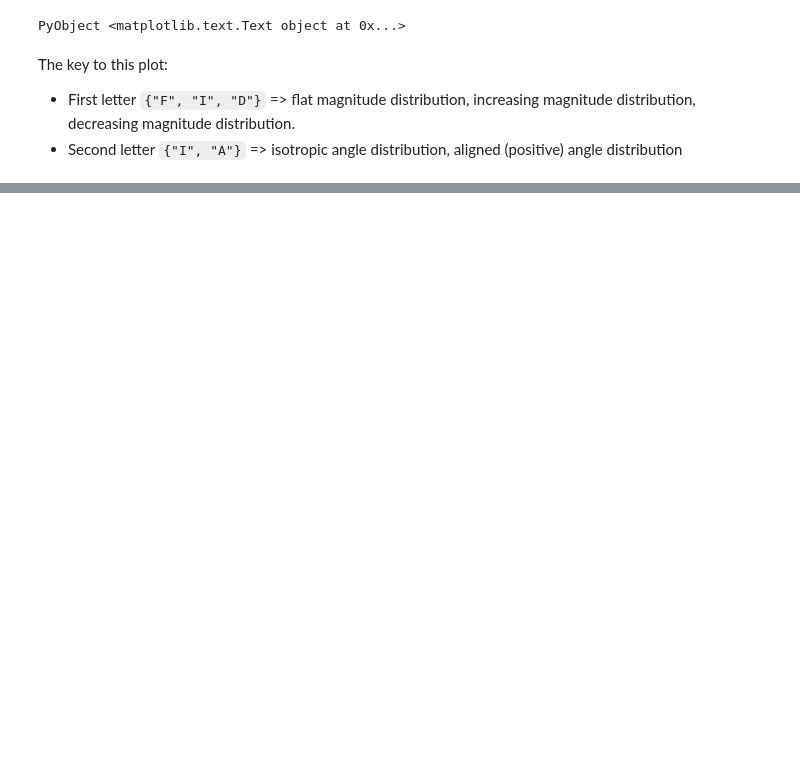
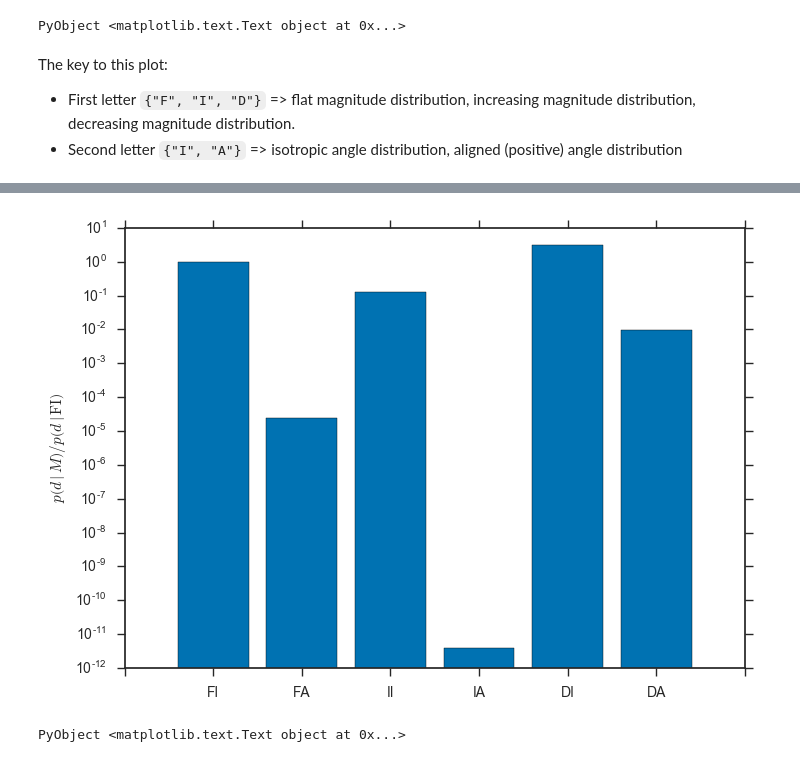
Before and after one commit to farr/AlignedVersusIsoSpin, a Jupyter notebook: notebooks/AlignedVersusIsoPhenom.ipynb, the cells around one changed output, grey strips where cells are left out. Drawn from its saved outputs; the diff is of its cells as text; code cells hidden in the pictures; blank space fills up the shorter version.

```diff
--- a/notebooks/AlignedVersusIsoPhenom.ipynb
+++ b/notebooks/AlignedVersusIsoPhenom.ipynb
@@ -132,7 +132,11 @@ The code below computes the marginal likelihood for a population model with dist
 function marginal_model_likelihood(chieff_samples, p_chieff)
     ll = 0.0
     for ce in chieff_samples
-        ll += log(mean(p_chieff.(ce) ./ p_iso_flat.(ce))) # p_iso_flat is the LALInference prior
+        margl = mean(p_chieff.(ce) ./ p_iso_flat.(ce))
+        if margl == 0.0
+            margl = 1.0/size(chieff_samples, 1) # Regularise if we don't have any samples
+        end
+        ll += log(margl) # p_iso_flat is the LALInference prior
     end
     ll
 end
@@ -192,0 +236,18 @@ PyObject <matplotlib.text.Text object at 0x...>
+# %%
+ll_iso_flat = marginal_model_likelihood(mockO2, p_iso_flat)
+ll_ali_flat = marginal_model_likelihood(mockO2, p_ali_flat)
+ll_iso_inc = marginal_model_likelihood(mockO2, p_iso_inc)
+ll_ali_inc = marginal_model_likelihood(mockO2, p_ali_inc)
+ll_iso_dec = marginal_model_likelihood(mockO2, p_iso_dec)
+ll_ali_dec = marginal_model_likelihood(mockO2, p_ali_dec)
+
+xs = collect(1:6)
+
+bar(xs, exp([ll_iso_flat, ll_ali_flat, ll_iso_inc, ll_ali_inc, ll_iso_dec, ll_ali_dec]), align="center")
+yscale("log")
+
+gca()[:set_xticklabels](["", "FI", "FA", "II", "IA", "DI", "DA", ""])
+ylabel(L"$p\left( d \mid M \right) / p\left( d \mid \mathrm{FI} \right)$")
+# %% [output]
+[figure, added]
+PyObject <matplotlib.text.Text object at 0x...>
```
Also changed, not shown: parts of 10 cells of this notebook.
